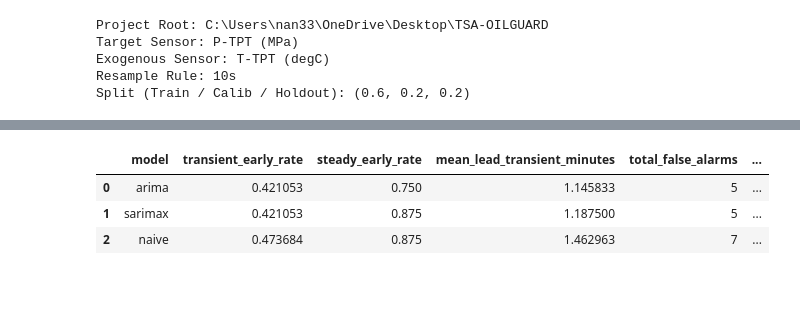
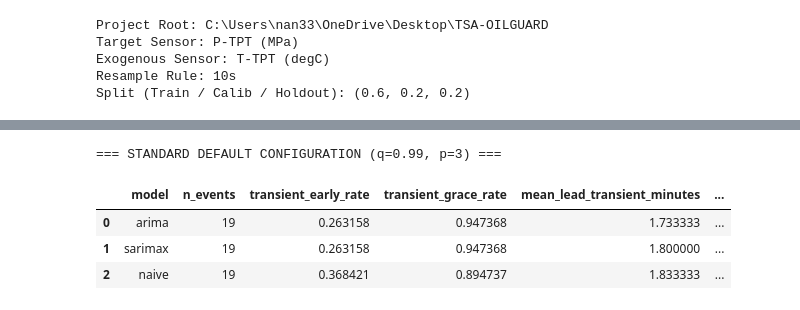
Before and after one commit to Ravva-78/tsa-oilguard, a Jupyter notebook: notebooks/oilguard_walkthrough.ipynb, the cells around one changed output, grey strips where cells are left out. Cells and saved outputs as stored; diff of their text form; code cells hidden in the pictures.

```diff
--- a/notebooks/oilguard_walkthrough.ipynb
+++ b/notebooks/oilguard_walkthrough.ipynb
@@ -178,8 +174,10 @@ Under the unoptimized static configuration ($q=0.99, p=3$):
 # %%
 warning_summary = pd.read_csv(PROJECT_ROOT / "results" / "metrics" / "warning_summary.csv")
-display(warning_summary[['model', 'transient_early_rate', 'steady_early_rate', 'mean_lead_transient_minutes', 'total_false_alarms', 'mean_warning_precision']])
+print("=== STANDARD DEFAULT CONFIGURATION (q=0.99, p=3) ===")
+display(warning_summary[['model', 'n_events', 'transient_early_rate', 'transient_grace_rate', 'mean_lead_transient_minutes', 'total_false_alarms', 'total_false_alarms_adjusted', 'mean_warning_precision']])
 # %% [output]
+=== STANDARD DEFAULT CONFIGURATION (q=0.99, p=3) ===
-|  | model | transient_early_rate | steady_early_rate | mean_lead_transient_minutes | total_false_alarms | ... |
-| 0 | arima | 0.421053 | 0.750 | 1.145833 | 5 | ... |
-| 1 | sarimax | 0.421053 | 0.875 | 1.187500 | 5 | ... |
-| 2 | naive | 0.473684 | 0.875 | 1.462963 | 7 | ... |
+|  | model | n_events | transient_early_rate | transient_grace_rate | mean_lead_transient_minutes | ... |
+| 0 | arima | 19 | 0.263158 | 0.947368 | 1.733333 | ... |
+| 1 | sarimax | 19 | 0.263158 | 0.947368 | 1.800000 | ... |
+| 2 | naive | 19 | 0.368421 | 0.894737 | 1.833333 | ... |
```
Also changed, not shown: parts of 20 cells of this notebook, 27 other files.
